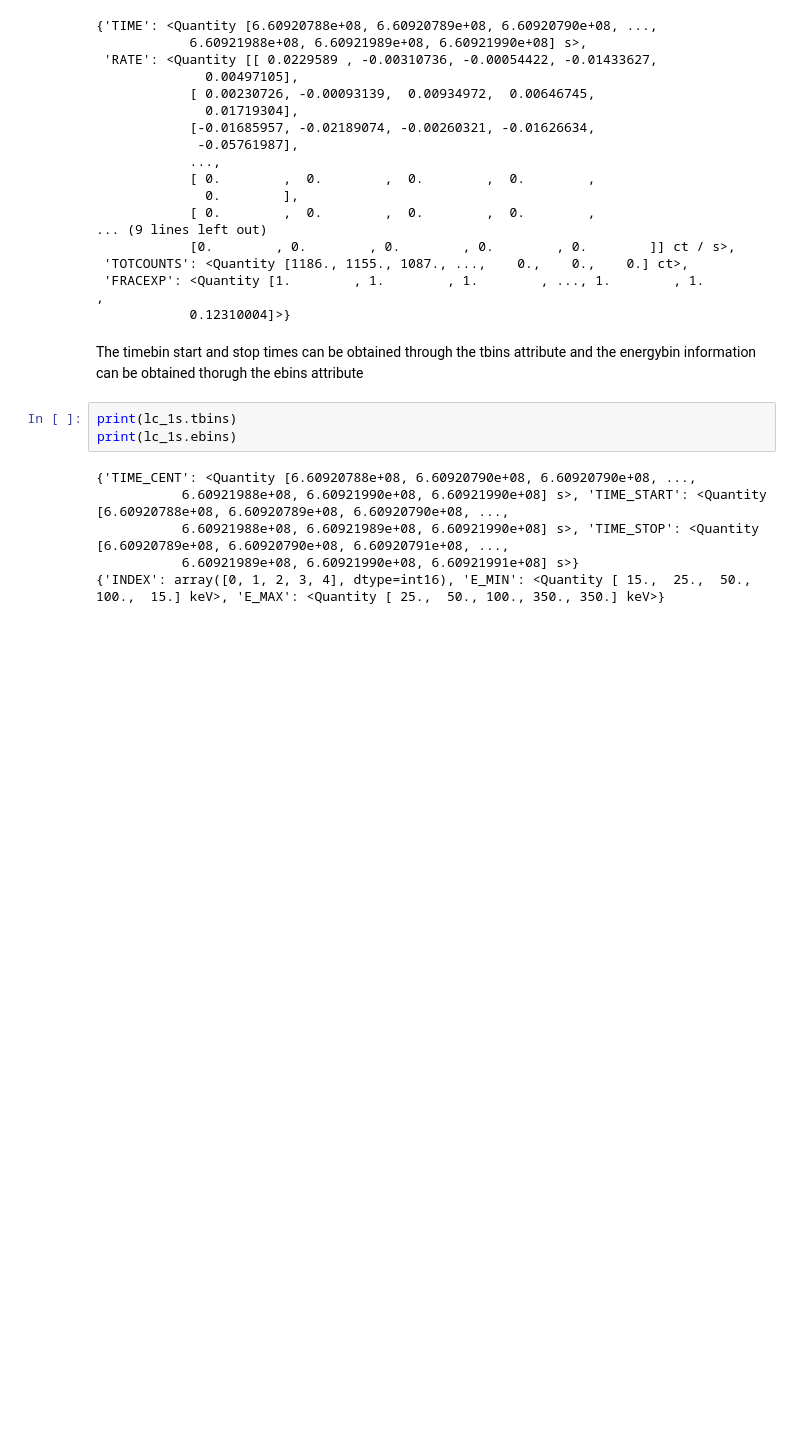
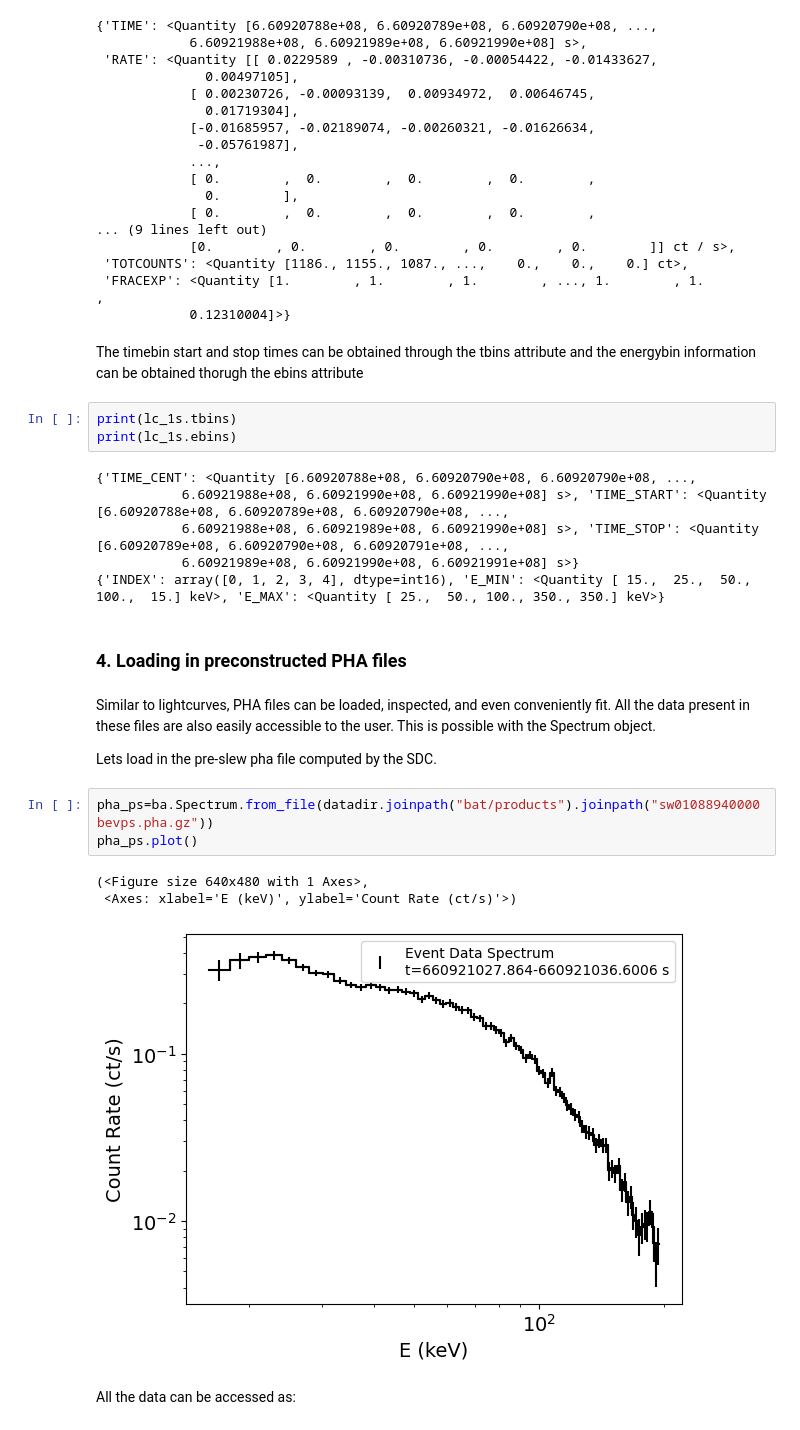
Before and after one commit to parsotat/BatAnalysis, a Jupyter notebook: notebooks/Example_TTE_data_analysis.ipynb, the cells around one changed output. Saved outputs shown, nothing was run; the diff lists cells and outputs as text; blank space fills up the shorter version.

Commit message:
Added gunzipping pha file that is being loaded and added additional pha loading info to the example_tte_data_analysis notebook.

```diff
--- a/notebooks/Example_TTE_data_analysis.ipynb
+++ b/notebooks/Example_TTE_data_analysis.ipynb
@@ -169,3 +169,18 @@ print(lc_1s.ebins)
            6.60921988e+08, 6.60921989e+08, 6.60921990e+08] s>, 'TIME_STOP': <Quantity [6.60920789e+08, 6.60920790e+08, 6.60920791e+08, ...,
            6.60921989e+08, 6.60921990e+08, 6.60921991e+08] s>}
 {'INDEX': array([0, 1, 2, 3, 4], dtype=int16), 'E_MIN': <Quantity [ 15.,  25.,  50., 100.,  15.] keV>, 'E_MAX': <Quantity [ 25.,  50., 100., 350., 350.] keV>}
+# %% [markdown]
+### 4. Loading in preconstructed PHA files
+# %% [markdown]
+Similar to lightcurves, PHA files can be loaded, inspected, and even conveniently fit. All the data present in these files are also easily accessible to the user. This is possible with the Spectrum object.
+
+Lets load in the pre-slew pha file computed by the SDC.
+# %%
+pha_ps=ba.Spectrum.from_file(datadir.joinpath("bat/products").joinpath("sw01088940000bevps.pha.gz"))
+pha_ps.plot()
+# %% [output]
+(<Figure size 640x480 with 1 Axes>,
+ <Axes: xlabel='E (keV)', ylabel='Count Rate (ct/s)'>)
+[figure, added]
+# %% [markdown]
+All the data can be accessed as:
```
Also changed, not shown: parts of 7 cells of this notebook, 1 other file.
